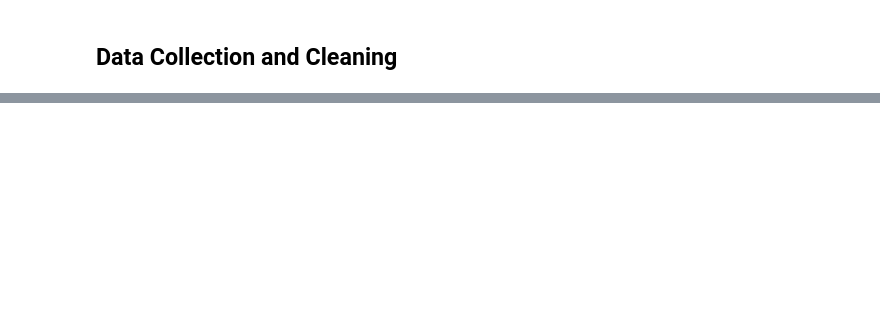
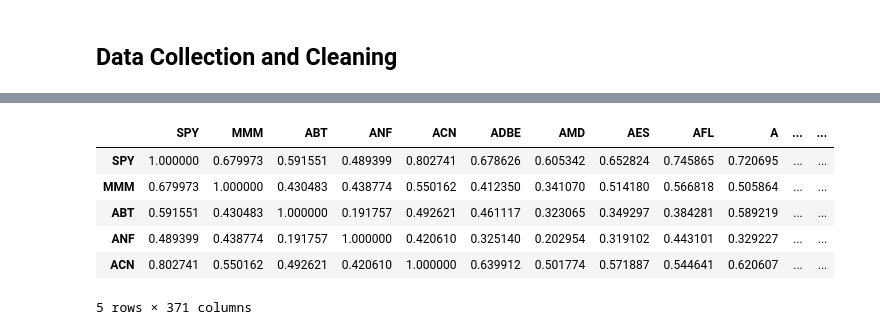
Before and after one commit to hproloff/final_proj_cs524, a Jupyter notebook: extra/project.ipynb, the cells around one changed output, grey strips where cells are left out. Cells and saved outputs as stored; diff of their text form; code cells hidden in the pictures; blank space fills up the shorter version.

```diff
--- a/extra/project.ipynb
+++ b/extra/project.ipynb
@@ -127,0 +107,11 @@ data
+# %%
+corr_matrix = weekly_returns.corr()
+corr_matrix.head()
+# %% [output]
+|  | SPY | MMM | ABT | ANF | ACN | ADBE | AMD | AES | AFL | A | ... | ... |
+| SPY | 1.000000 | 0.679973 | 0.591551 | 0.489399 | 0.802741 | 0.678626 | 0.605342 | 0.652824 | 0.745865 | 0.720695 | ... | ... |
+| MMM | 0.679973 | 1.000000 | 0.430483 | 0.438774 | 0.550162 | 0.412350 | 0.341070 | 0.514180 | 0.566818 | 0.505864 | ... | ... |
+| ABT | 0.591551 | 0.430483 | 1.000000 | 0.191757 | 0.492621 | 0.461117 | 0.323065 | 0.349297 | 0.384281 | 0.589219 | ... | ... |
+| ANF | 0.489399 | 0.438774 | 0.191757 | 1.000000 | 0.420610 | 0.325140 | 0.202954 | 0.319102 | 0.443101 | 0.329227 | ... | ... |
+| ACN | 0.802741 | 0.550162 | 0.492621 | 0.420610 | 1.000000 | 0.639912 | 0.501774 | 0.571887 | 0.544641 | 0.620607 | ... | ... |
+5 rows × 371 columns
```
Also changed, not shown: parts of 27 cells of this notebook.
